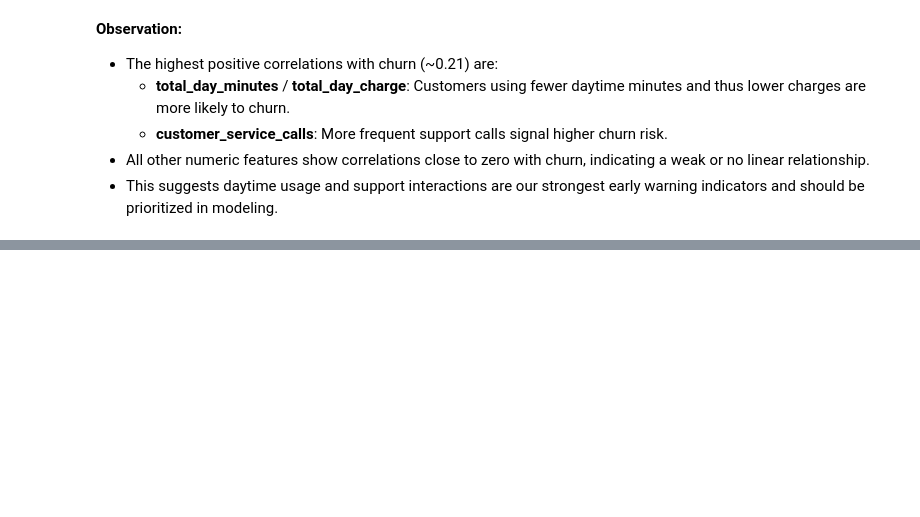
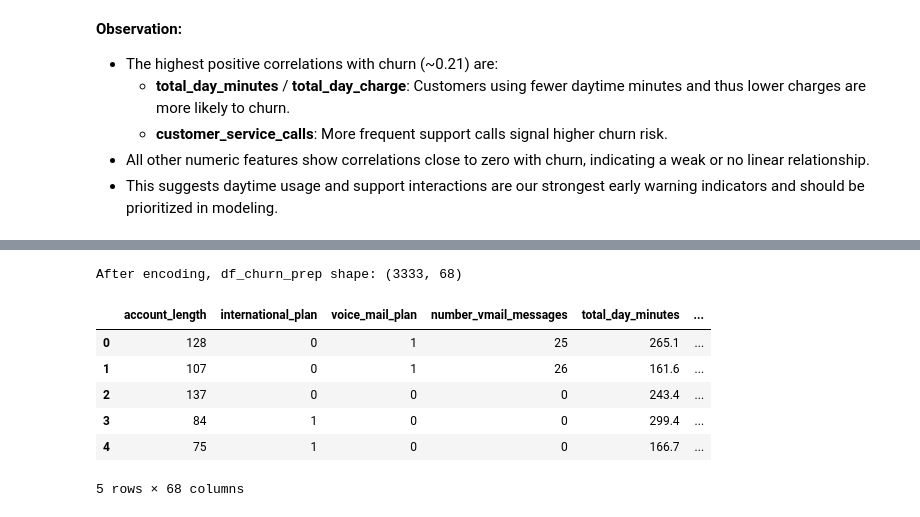
Before and after one commit to rosemiriti/Syria_Telco_Churn_Prediction_Project, a Jupyter notebook: syria_telco_churn.ipynb, the cells around one changed output, grey strips where cells are left out. Saved outputs shown, nothing was run; the diff lists cells and outputs as text; code cells hidden in the pictures; blank space fills up the shorter version.

```diff
--- a/syria_telco_churn.ipynb
+++ b/syria_telco_churn.ipynb
@@ -519,0 +599,27 @@ plt.show()
+# %%
+# Map churn to 0/1
+df_churn_prep['churn'] = df_churn_prep['churn'].map({False: 0, True: 1})
+
+# Encode binary yes/no features
+df_churn_prep['international_plan'] = df_churn_prep['international_plan'].map({'no': 0, 'yes': 1})
+df_churn_prep['voice_mail_plan']    = df_churn_prep['voice_mail_plan'].map({'no': 0, 'yes': 1})
+
+# One-hot encode state
+df_churn_prep = pd.get_dummies(df_churn_prep, columns=['state'], drop_first=True)
+
+# Cast boolean one-hot flags to integers
+bool_cols = df_churn_prep.select_dtypes(include='bool').columns
+df_churn_prep[bool_cols] = df_churn_prep[bool_cols].astype(int)
+
+# Quick check
+print("After encoding, df_churn_prep shape:", df_churn_prep.shape)
+df_churn_prep.head()
+# %% [output]
+After encoding, df_churn_prep shape: (3333, 68)
+|  | account_length | international_plan | voice_mail_plan | number_vmail_messages | total_day_minutes | ... |
+| 0 | 128 | 0 | 1 | 25 | 265.1 | ... |
+| 1 | 107 | 0 | 1 | 26 | 161.6 | ... |
+| 2 | 137 | 0 | 0 | 0 | 243.4 | ... |
+| 3 | 84 | 1 | 0 | 0 | 299.4 | ... |
+| 4 | 75 | 1 | 0 | 0 | 166.7 | ... |
+5 rows × 68 columns
```
Also changed, not shown: parts of 23 cells of this notebook.
